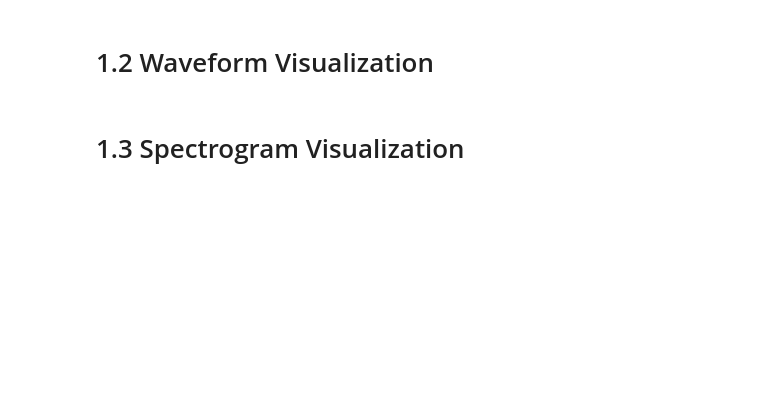
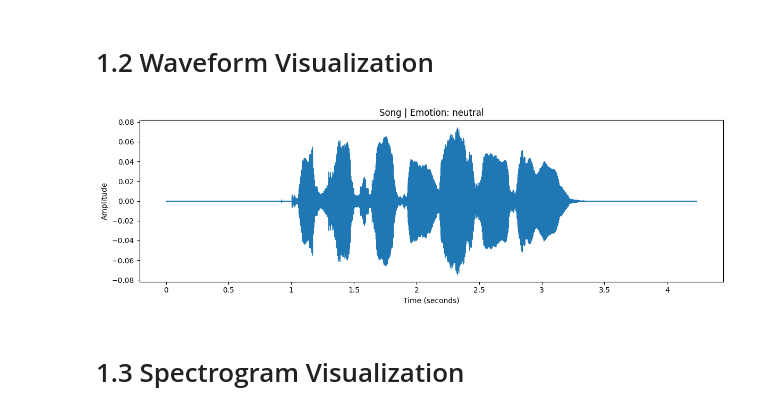
Before and after one commit to anshukumar2932/EmotionDetection-from-voice, a Jupyter notebook: Ravdees-Training/cnn_lstm.ipynb, the cells around one changed output. Cells and saved outputs as stored; diff of their text form; code cells hidden in the pictures; blank space fills up the shorter version.

```diff
--- a/Ravdees-Training/cnn_lstm.ipynb
+++ b/Ravdees-Training/cnn_lstm.ipynb
@@ -80,13 +84,32 @@ plt.show()
 # %% [markdown]
 # 1.2 Waveform Visualization
 # %%
-file = glob.glob(data_directory + "/Actor_*/*.wav")[0]
+# ✅ Pick one file safely
+file = wav_files[0]
 
-data, sr = librosa.load(file)
+data, sr = librosa.load(file, sr=22050)
 
+# ---------- EXTRACT INFO ----------
+file_name = os.path.basename(file)
+parts = file_name.split("-")
+
+emotion_code = parts[2] if len(parts) > 2 else "unknown"
+emotion = emotion_map_number.get(emotion_code, "unknown")
+
+dataset_type = "Speech" if "Speech" in file else "Song"
+
+# ---------- PLOT ----------
 plt.figure(figsize=(12,4))
 librosa.display.waveshow(data, sr=sr)
-plt.title("Waveform")
+
+plt.title(f"{dataset_type} | Emotion: {emotion}")
+plt.xlabel("Time (seconds)")
+plt.ylabel("Amplitude")
+
+plt.tight_layout()
+plt.show()
+# %% [output]
+[figure, added]
 # %% [markdown]
 # 1.3 Spectrogram Visualization
 # %%
```
Also changed, not shown: parts of 26 cells of this notebook, 6 other files.
